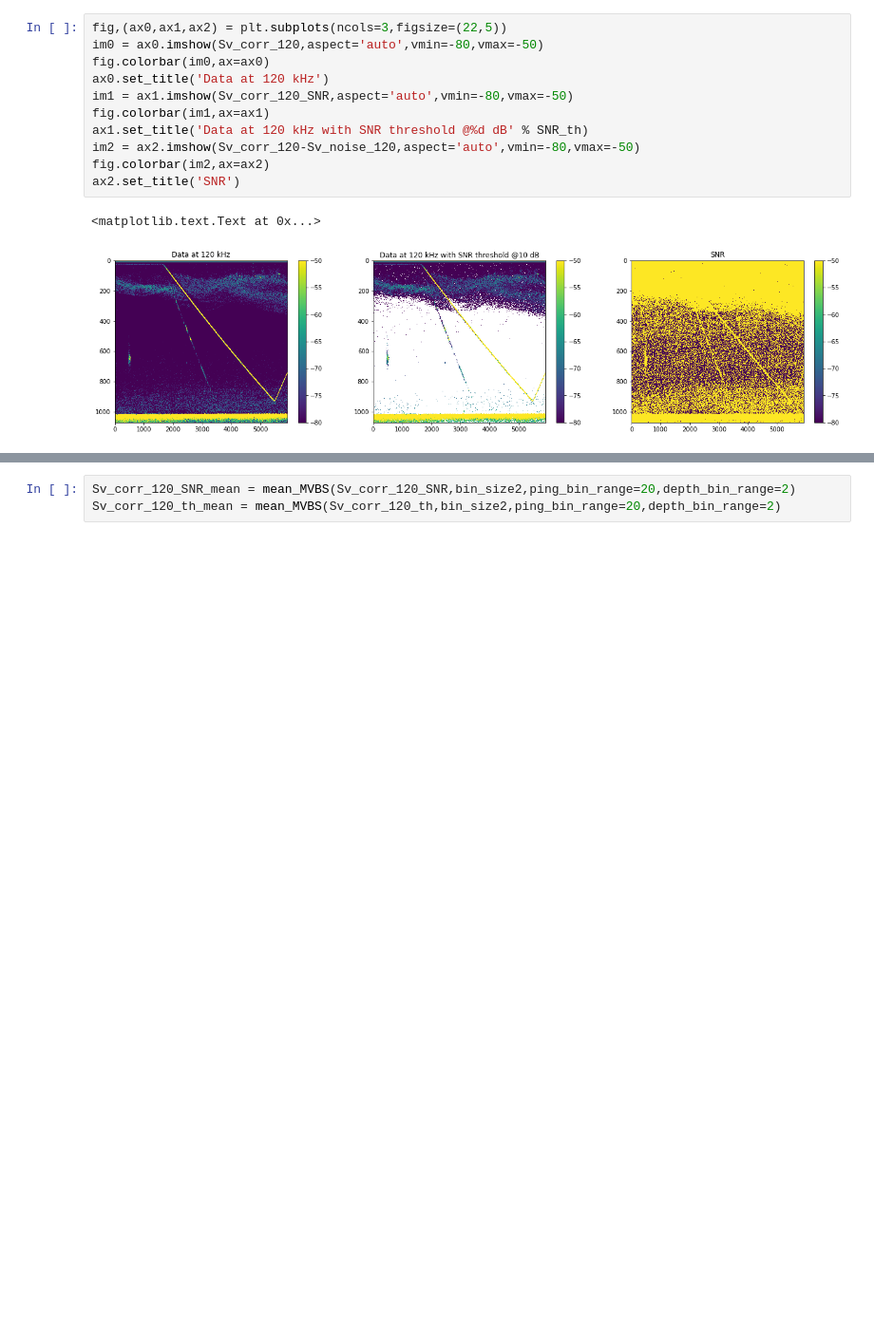
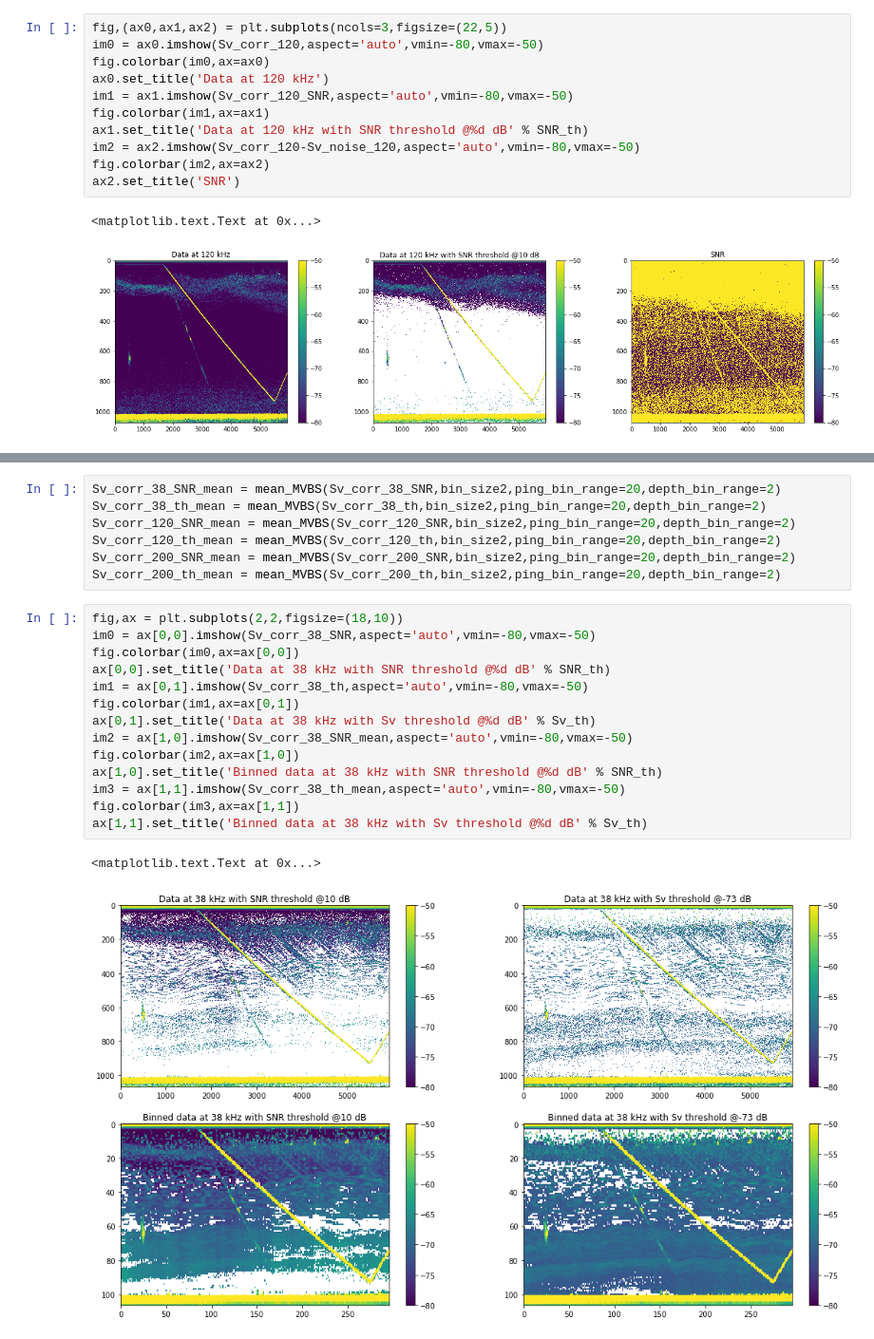
Before and after one commit to valentina-s/ooi_sonar, a Jupyter notebook: Freq-differencing.ipynb, the cells around one changed output, grey strips where cells are left out. Shown at 95% size. Saved outputs shown, nothing was run; the diff lists cells and outputs as text; blank space fills up the shorter version.

```diff
--- a/Freq-differencing.ipynb
+++ b/Freq-differencing.ipynb
@@ -346,8 +288,29 @@ def mean_MVBS(Sv,depth_bin_size,ping_bin_range,depth_bin_range):
 
     return MVBS
 # %%
+Sv_corr_38_SNR_mean = mean_MVBS(Sv_corr_38_SNR,bin_size2,ping_bin_range=20,depth_bin_range=2)
+Sv_corr_38_th_mean = mean_MVBS(Sv_corr_38_th,bin_size2,ping_bin_range=20,depth_bin_range=2)
 Sv_corr_120_SNR_mean = mean_MVBS(Sv_corr_120_SNR,bin_size2,ping_bin_range=20,depth_bin_range=2)
 Sv_corr_120_th_mean = mean_MVBS(Sv_corr_120_th,bin_size2,ping_bin_range=20,depth_bin_range=2)
+Sv_corr_200_SNR_mean = mean_MVBS(Sv_corr_200_SNR,bin_size2,ping_bin_range=20,depth_bin_range=2)
+Sv_corr_200_th_mean = mean_MVBS(Sv_corr_200_th,bin_size2,ping_bin_range=20,depth_bin_range=2)
+# %%
+fig,ax = plt.subplots(2,2,figsize=(18,10))
+im0 = ax[0,0].imshow(Sv_corr_38_SNR,aspect='auto',vmin=-80,vmax=-50)
+fig.colorbar(im0,ax=ax[0,0])
+ax[0,0].set_title('Data at 38 kHz with SNR threshold @%d dB' % SNR_th)
+im1 = ax[0,1].imshow(Sv_corr_38_th,aspect='auto',vmin=-80,vmax=-50)
+fig.colorbar(im1,ax=ax[0,1])
+ax[0,1].set_title('Data at 38 kHz with Sv threshold @%d dB' % Sv_th)
+im2 = ax[1,0].imshow(Sv_corr_38_SNR_mean,aspect='auto',vmin=-80,vmax=-50)
+fig.colorbar(im2,ax=ax[1,0])
+ax[1,0].set_title('Binned data at 38 kHz with SNR threshold @%d dB' % SNR_th)
+im3 = ax[1,1].imshow(Sv_corr_38_th_mean,aspect='auto',vmin=-80,vmax=-50)
+fig.colorbar(im3,ax=ax[1,1])
+ax[1,1].set_title('Binned data at 38 kHz with Sv threshold @%d dB' % Sv_th)
+# %% [output]
+<matplotlib.text.Text at 0x...>
+[figure, added]
 # %%
 fig,ax = plt.subplots(2,2,figsize=(18,10))
 im0 = ax[0,0].imshow(Sv_corr_120_SNR,aspect='auto',vmin=-80,vmax=-50)
```
Also changed, not shown: parts of 35 cells of this notebook, 6 other files.
